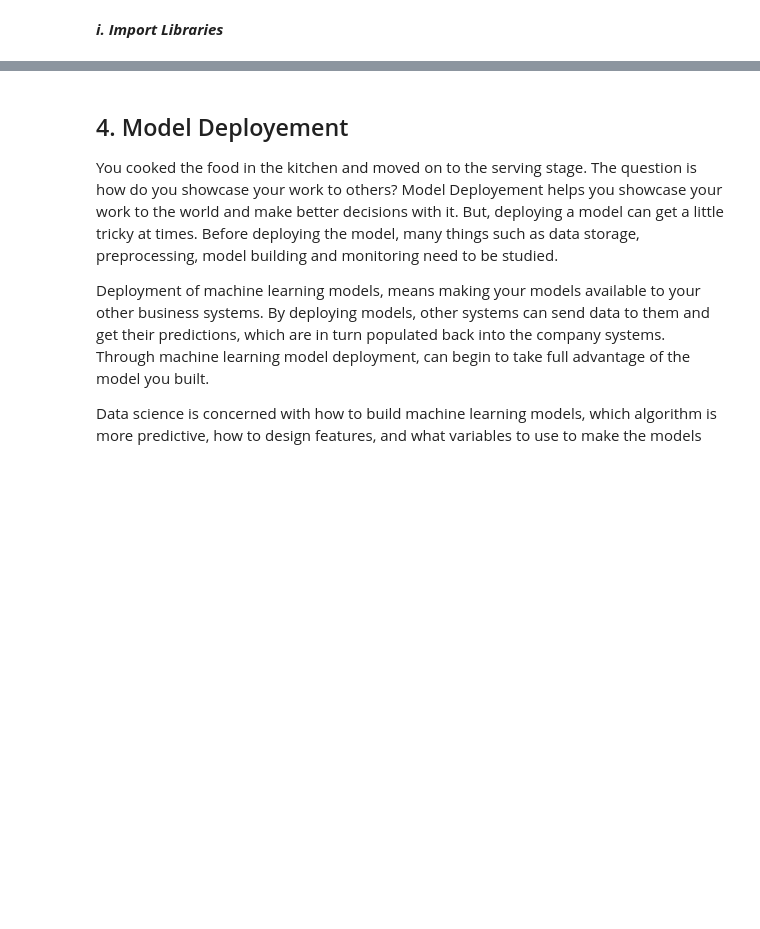
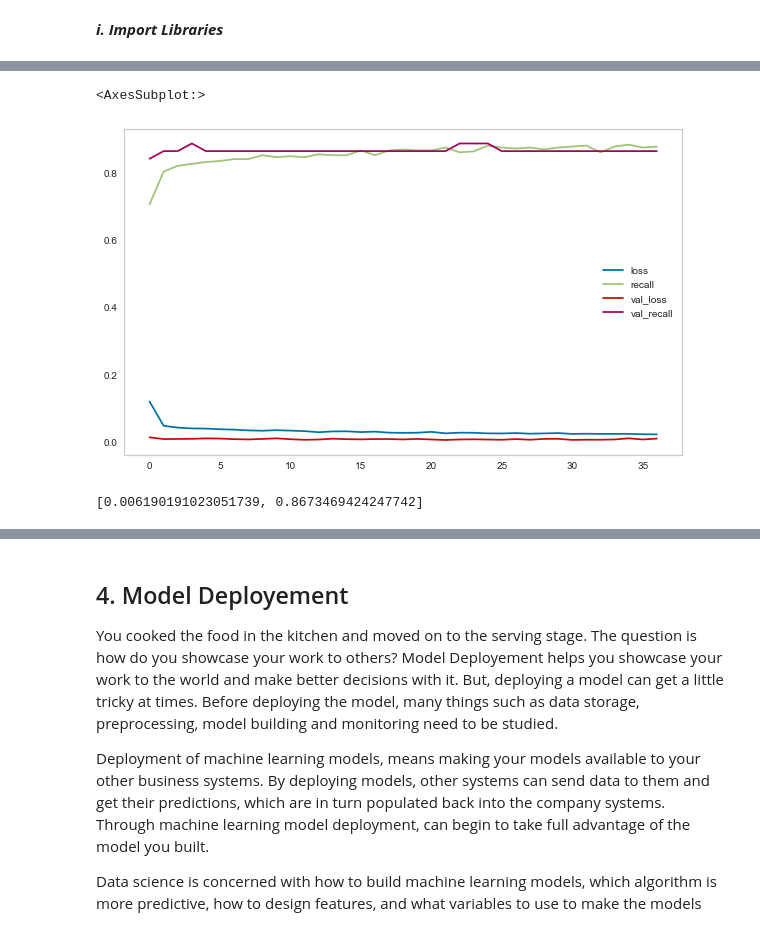
Before and after one commit to B-dogan/Credit-Card-Fraud-Detection-Project-, a Jupyter notebook: Fraud_Detection_Student_V3.ipynb, the cells around one changed output, grey strips where cells are left out. Drawn from its saved outputs; the diff is of its cells as text; code cells hidden in the pictures; blank space fills up the shorter version.

```diff
--- a/Fraud_Detection_Student_V3.ipynb
+++ b/Fraud_Detection_Student_V3.ipynb
@@ -1227,0 +1323,29 @@ You will discover **[how to create](https://towardsdatascience.com/building-our-
+# %%
+X_train = scaler.fit_transform(X_train)
+X_test  = scaler.transform(X_test)
+# %%
+#tf.random.set_seed(seed)
+model = Sequential()
+model.add(Dense(64, activation = "relu", input_dim = X_train.shape[1]))
+#model.add(BatchNormalization())
+model.add(Dropout(0.2))
+model.add(Dense(32, activation = "relu"))
+#model.add(BatchNormalization())
+model.add(Dropout(0.2))
+model.add(Dense(16, activation = "relu"))
+#model.add(BatchNormalization())
+model.add(Dropout(0.2))
+model.add(Dense(1, activation = "sigmoid"))
+opt = Adam(lr = 0.001)
+model.compile(optimizer = "adam", loss = "binary_crossentropy", metrics = ["Recall"])
+# %%
+early_stop = EarlyStopping(monitor = "val_loss", mode = "min", verbose = 1, patience = 15, restore_best_weights = True)
+# %%
+model.fit(x=X_train,
+          y=y_train,
+          validation_split=.1,
+          batch_size=300,
+          epochs=200,
+          verbose=1,
+          class_weight=class_weights,
+          callbacks=[early_stop])
@@ -1227,0 +1371,10 @@ You will discover **[how to create](https://towardsdatascience.com/building-our-
+# %%
+loss_df=pd.DataFrame(model.history.history)
+loss_df.plot()
+# %% [output]
+<AxesSubplot:>
+[figure, added]
+# %%
+model.evaluate(X_test, y_test, verbose=0)
+# %% [output]
+[0.006190191023051739, 0.8673469424247742]
```
Also changed, not shown: parts of 40 cells of this notebook.
